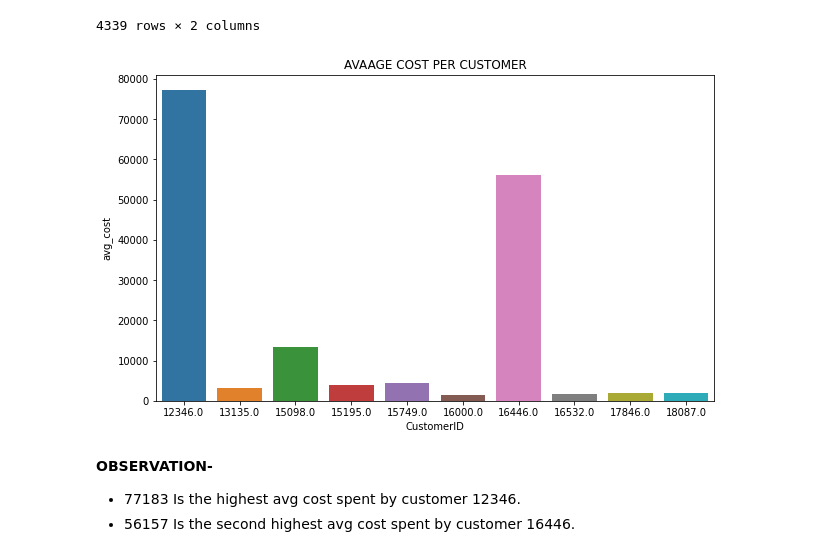
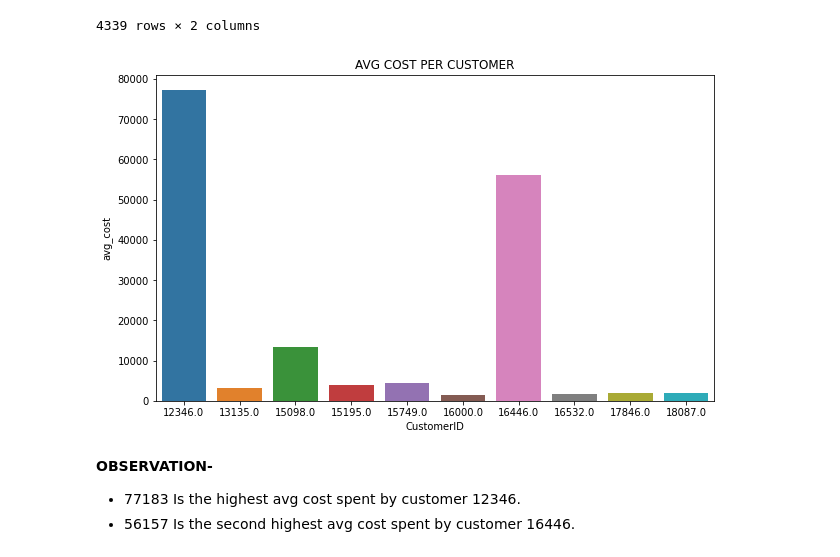
Before and after one commit to sumitgaikwad8877/Online_retail_customer_segmentation, a Jupyter notebook: Online_retail_customer_segmentation.ipynb, the cells around one changed output. Saved outputs shown, nothing was run; the diff lists cells and outputs as text; code cells hidden in the pictures.

```diff
--- a/Online_retail_customer_segmentation.ipynb
+++ b/Online_retail_customer_segmentation.ipynb
@@ -748,10 +726,10 @@ avg_cost
 # %%
 plt.figure(figsize=(10,6))
 sns.barplot(x=avg_cost['CustomerID'].head(10),y=avg_cost['avg_cost'].head(10))
-plt.title('AVAAGE COST PER CUSTOMER')
+plt.title('AVG COST PER CUSTOMER')
 plt.show()
 # %% [output]
-[figure, old version]
+[figure, new version]
 # %% [markdown]
 **OBSERVATION-**
 * 77183 Is the highest avg cost spent by customer 12346.
```
Also changed, not shown: parts of 11 cells of this notebook.
